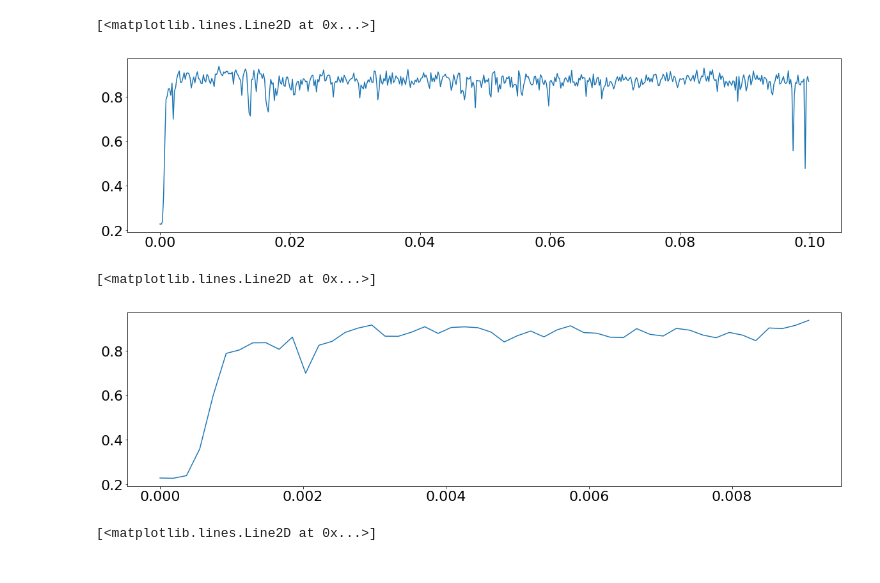
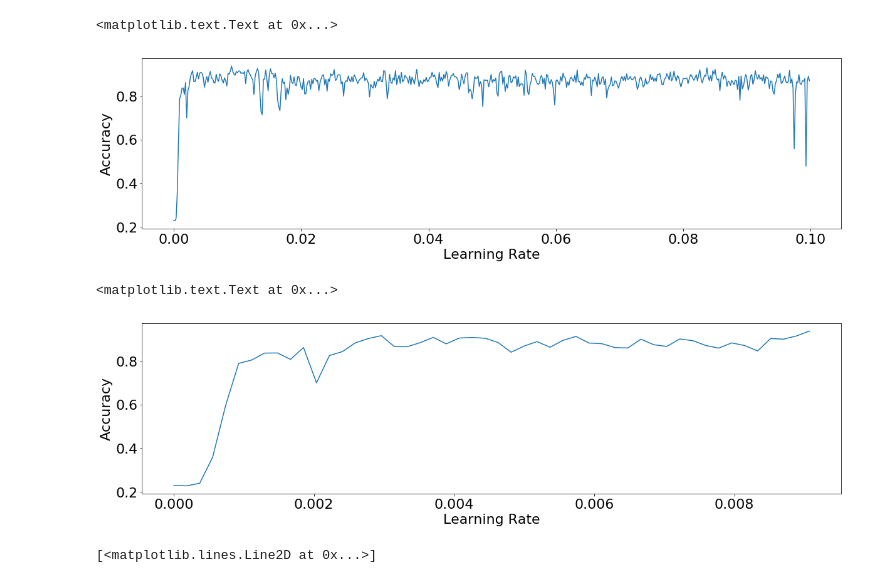
Before and after one commit to valdemarrolfsen/master-thesis-code, a Jupyter notebook: Untitled.ipynb, the cells around one changed output. Cells and saved outputs as stored; diff of their text form; code cells hidden in the pictures.

```diff
--- a/Untitled.ipynb
+++ b/Untitled.ipynb
@@ -22,13 +22,17 @@ accd = [0.52672523, 0.49222657, 0.45902994, 0.5181315, 0.55732095, 0.5903971, 0.
 # %%
 plt.plot(lr2, acc2)
+plt.xlabel('Learning Rate')
+plt.ylabel('Accuracy')
 # %% [output]
-[<matplotlib.lines.Line2D at 0x...>]
+<matplotlib.text.Text at 0x...>
-[figure, old version]
+[figure, new version]
 # %%
 plt.plot(lr2[0:50], acc2[0:50])
+plt.xlabel('Learning Rate')
+plt.ylabel('Accuracy')
 # %% [output]
-[<matplotlib.lines.Line2D at 0x...>]
+<matplotlib.text.Text at 0x...>
-[figure, old version]
+[figure, new version]
 # %%
 plt.plot(lrd, accd)
 # %% [output]
```
Also changed, not shown: parts of 1 cell of this notebook, 2 other files.
